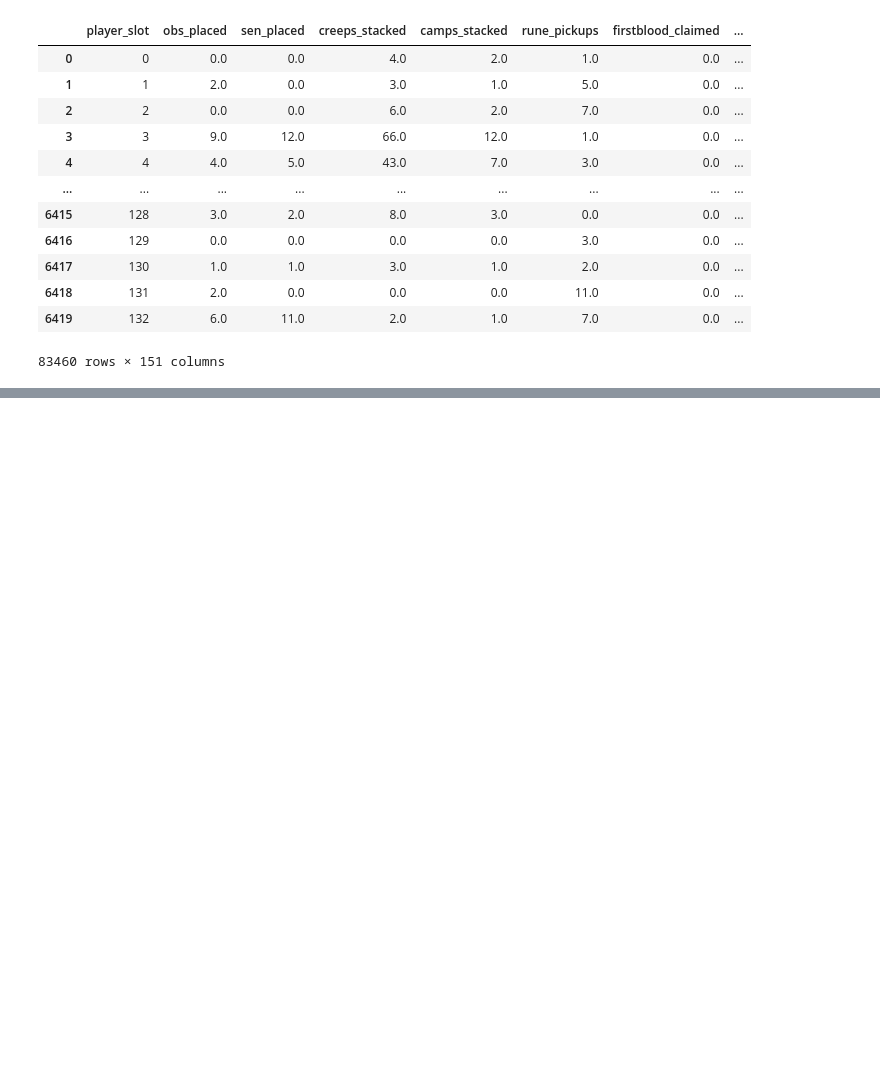
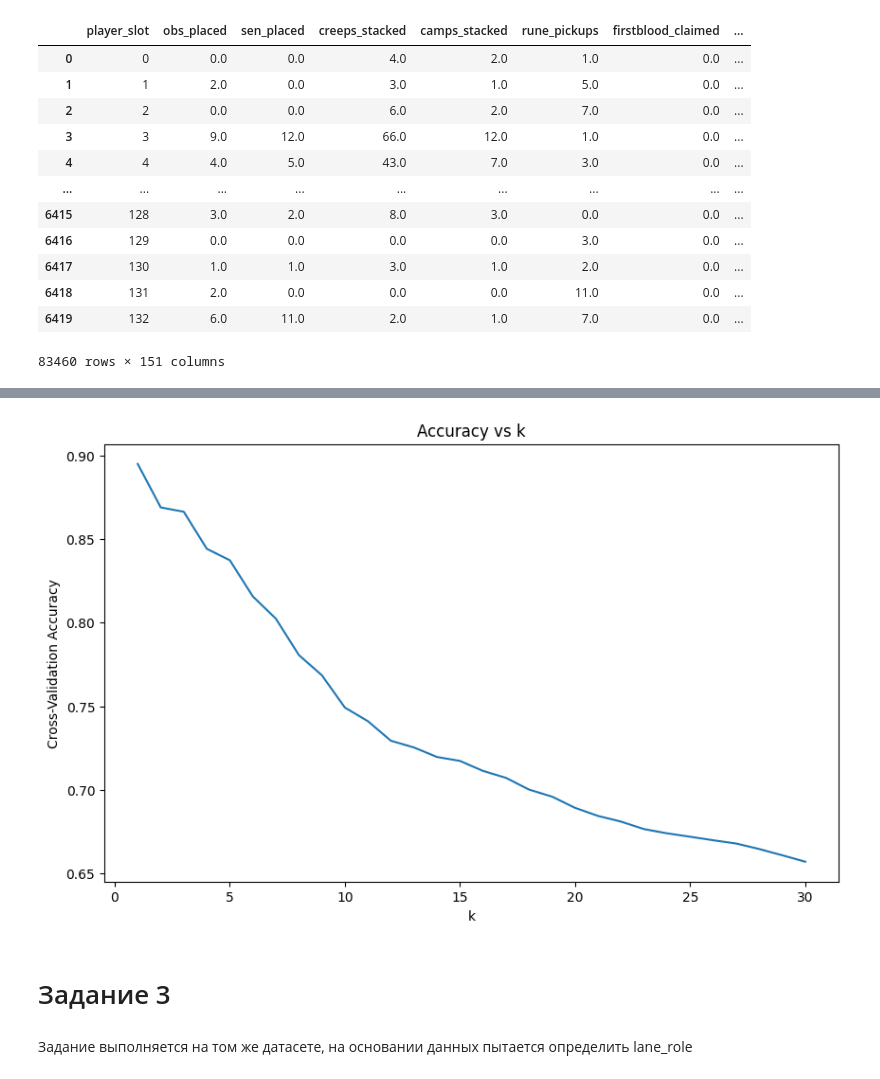
Before and after one commit to ZotRoma/AIT-2025, a Jupyter notebook: lab3/Lab3_TI_ЗотовРА.ipynb, the cells around one changed output, grey strips where cells are left out. Cells and saved outputs as stored; diff of their text form; code cells hidden in the pictures; blank space fills up the shorter version.

```diff
--- a/lab3/Lab3_TI_ЗотовРА.ipynb
+++ b/lab3/Lab3_TI_ЗотовРА.ipynb
@@ -206,0 +312,25 @@ NameError: name 'cross_val_score' is not defined
+# %%
+#все данные присутсвуют
+# Диапазон значений k
+k_values = list(range(1, 31))
+cv_scores = []
+
+# Кросс-валидация
+for k in k_values:
+    knn = KNeighborsClassifier(n_neighbors=k)
+    scores = cross_val_score(knn, X_train, y_train, cv=5, scoring='accuracy')
+    cv_scores.append(scores.mean())
+
+# График точности
+plt.figure(figsize=(10, 6))
+plt.plot(k_values, cv_scores)
+plt.xlabel('k')
+plt.ylabel('Cross-Validation Accuracy')
+plt.title('Accuracy vs k')
+plt.show()
+# %% [output]
+[figure, added]
+# %% [markdown]
+# Задание 3
+# %% [markdown]
+Задание выполняется на том же датасете, на основании данных пытается определить lane_role
```
Also changed, not shown: parts of 26 cells of this notebook.
